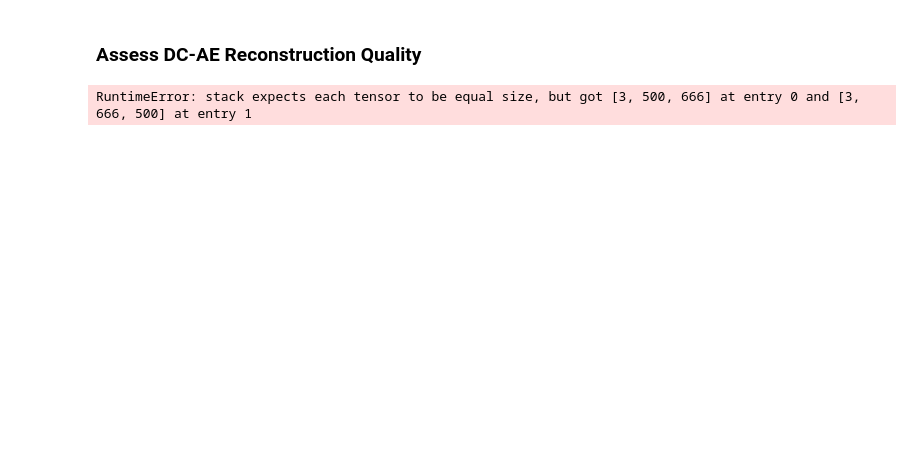
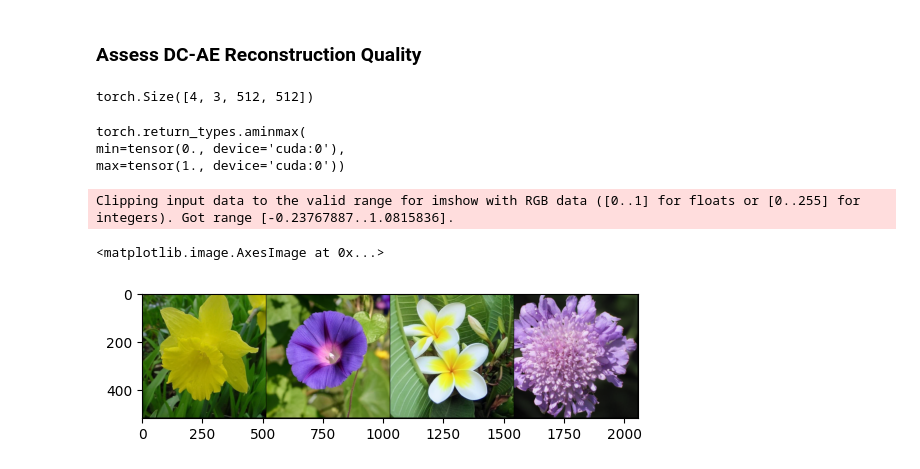
Before and after one commit to fusedbloxxer/flow-matching, a Jupyter notebook: workspaces/flow_flowers/notebook/viz_vae.ipynb, the cells around one changed output. Cells and saved outputs as stored; diff of their text form; code cells hidden in the pictures; blank space fills up the shorter version.

```diff
--- a/workspaces/flow_flowers/notebook/viz_vae.ipynb
+++ b/workspaces/flow_flowers/notebook/viz_vae.ipynb
@@ -144,11 +167,33 @@ f.tight_layout()
 # %% [markdown]
 ### Assess DC-AE Reconstruction Quality
 # %%
-vae = AutoEncoder(**asdict(config.model.autoencoder))
+vae = AutoEncoder(**asdict(config.model.autoencoder)).to(device)
 # %%
-n_samples = 10
-x_index = torch.randperm(len(dataset))[:n_samples]
-x_samples = einops.rearrange([dataset[i][0] for i in x_index], "b c h w -> b c h w")
+n_samples = 4
+x_index = torch.randperm(len(dataset)).tolist()[:n_samples]
+x_samples = [transform(dataset[i][0]) for i in x_index]
+x_samples = einops.rearrange(x_samples, "b c h w -> b c h w")
+x_samples = cast(Tensor, x_samples)
+x_images = x_samples.to(device)
 # %%
+x_latent = vae.encode(x=x_images)
-# %% [output]
-RuntimeError: stack expects each tensor to be equal size, but got [3, 500, 666] at entry 0 and [3, 666, 500] at entry 1
+# %%
+x_recon = vae.decode(x_latent)
+# %%
+x_recon.shape
+# %% [output]
+torch.Size([4, 3, 512, 512])
+# %%
+x_images.aminmax()
+# %% [output]
+torch.return_types.aminmax(
+min=tensor(0., device='cuda:0'),
+max=tensor(1., device='cuda:0'))
+# %%
+x_grid = make_grid(x_recon.cpu(), nrow=x_recon.size(0))
+x_grid = rearrange(x_grid, "c h w -> h w c")
+plt.imshow(x_grid)
+# %% [output]
+Clipping input data to the valid range for imshow with RGB data ([0..1] for floats or [0..255] for integers). Got range [-0.23767887..1.0815836].
+<matplotlib.image.AxesImage at 0x...>
+[figure, added]
```
Also changed, not shown: parts of 8 cells of this notebook, 4 other files.
